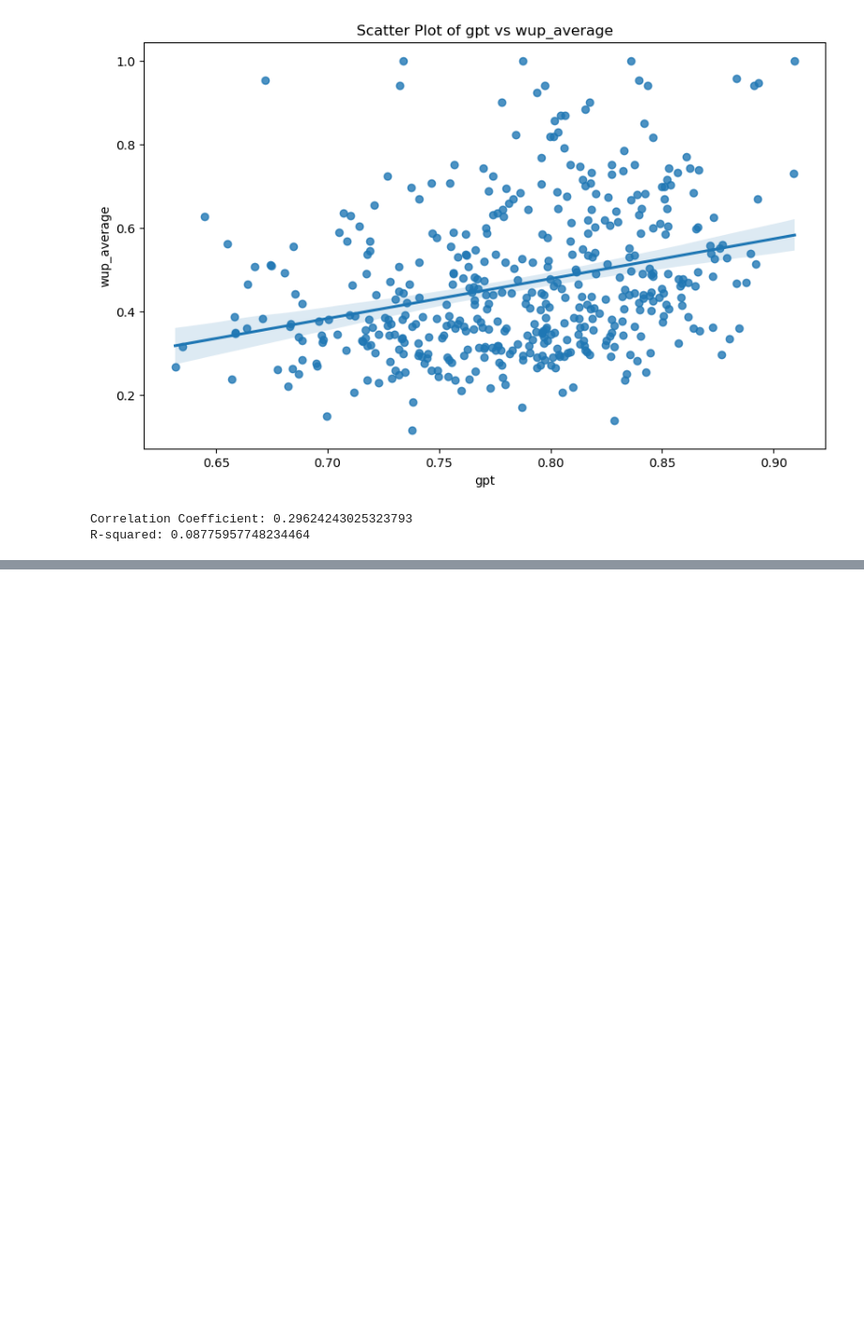
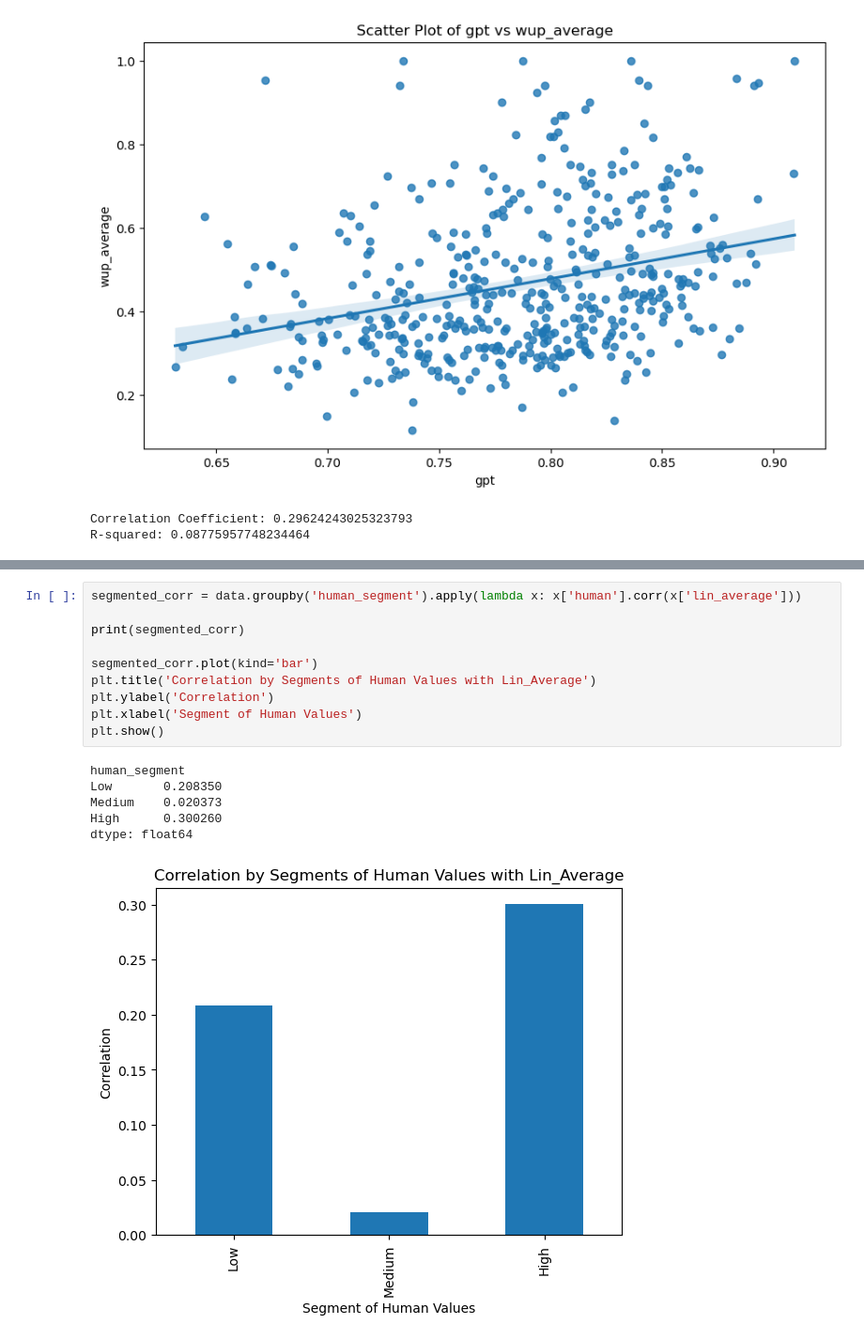
Before and after one commit to zg915/GPT_synonym_embedding, a Jupyter notebook: 454eda.ipynb, the cells around one changed output, grey strips where cells are left out. Shown at 94% size. Drawn from its saved outputs; the diff is of its cells as text; blank space fills up the shorter version.

```diff
--- a/454eda.ipynb
+++ b/454eda.ipynb
@@ -122,0 +159,17 @@ R-squared: 0.08775957748234464
+# %%
+segmented_corr = data.groupby('human_segment').apply(lambda x: x['human'].corr(x['lin_average']))
+
+print(segmented_corr)
+
+segmented_corr.plot(kind='bar')
+plt.title('Correlation by Segments of Human Values with Lin_Average')
+plt.ylabel('Correlation')
+plt.xlabel('Segment of Human Values')
+plt.show()
+# %% [output]
+human_segment
+Low       0.208350
+Medium    0.020373
+High      0.300260
+dtype: float64
+[figure, added]
```
Also changed, not shown: parts of 6 cells of this notebook.
